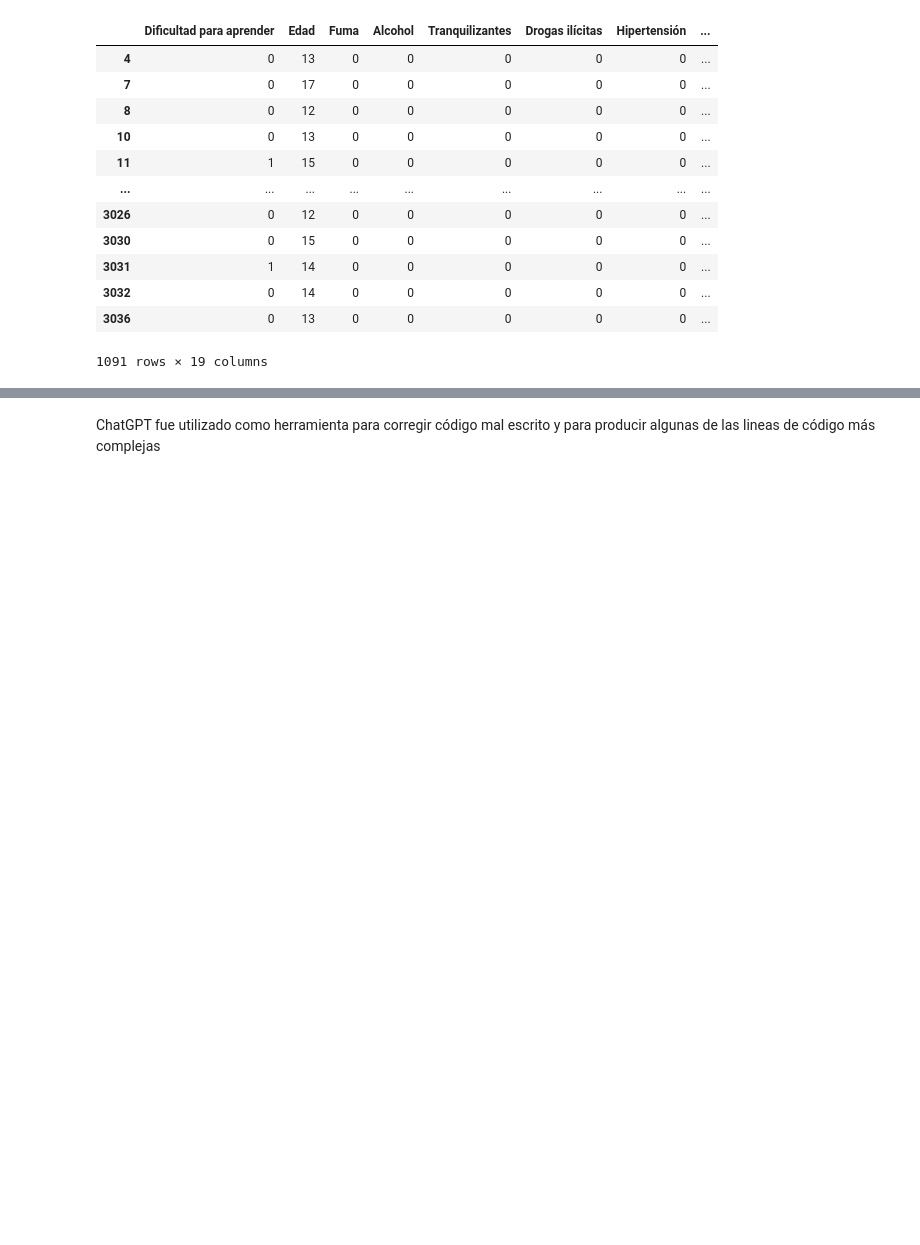
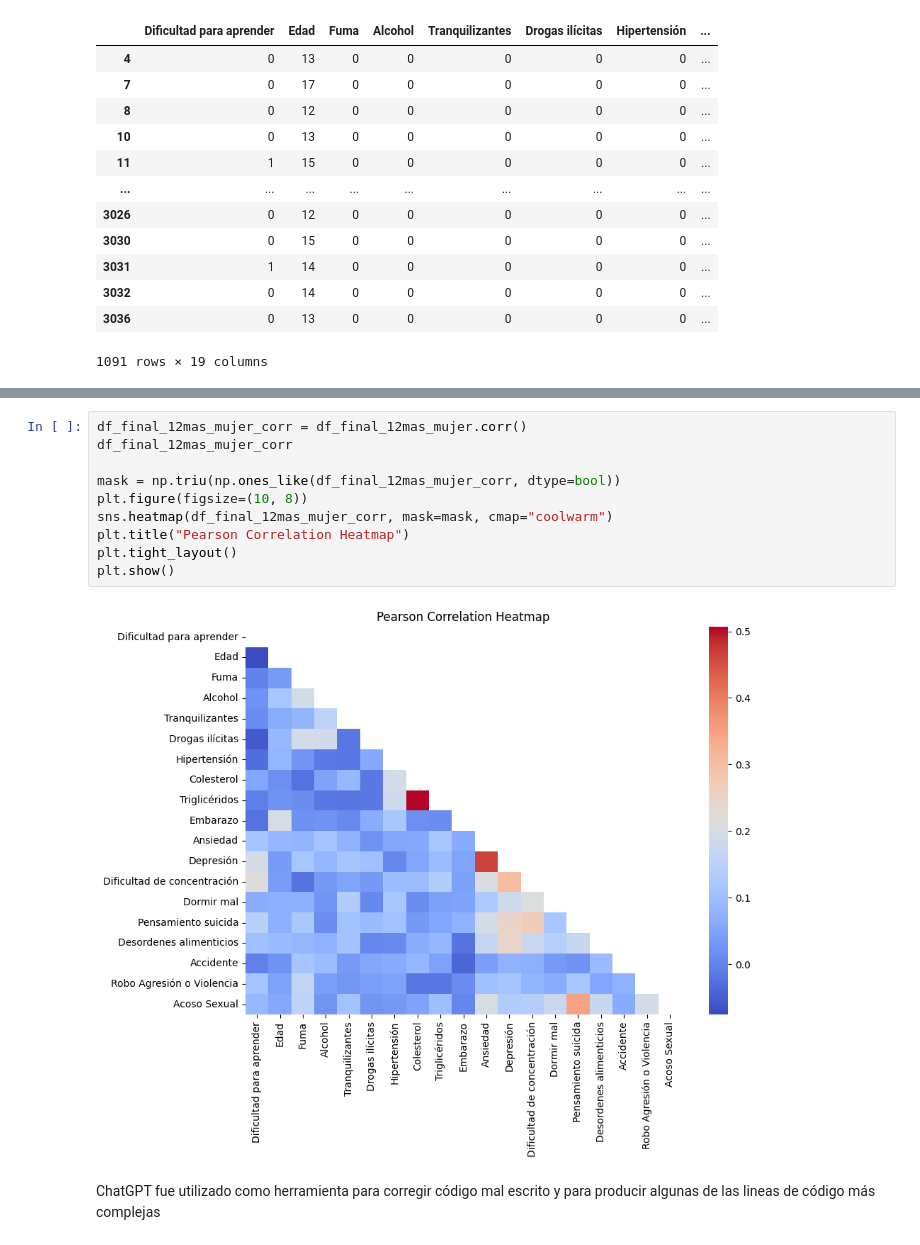
Before and after one commit to omar-tueme/ciencia-de-datos-avanzada-mek-enero-2026, a Jupyter notebook: 01_EDA.ipynb, the cells around one changed output, grey strips where cells are left out. Cells and saved outputs as stored; diff of their text form; blank space fills up the shorter version.

```diff
--- a/01_EDA.ipynb
+++ b/01_EDA.ipynb
@@ -3233,2 +3386,14 @@ Con nuestras bases de datos finales para las 3 especificaciones, ahora si podemo
+# %%
+df_final_12mas_mujer_corr = df_final_12mas_mujer.corr()
+df_final_12mas_mujer_corr
+
+mask = np.triu(np.ones_like(df_final_12mas_mujer_corr, dtype=bool))
+plt.figure(figsize=(10, 8))
+sns.heatmap(df_final_12mas_mujer_corr, mask=mask, cmap="coolwarm")
+plt.title("Pearson Correlation Heatmap")
+plt.tight_layout()
+plt.show()
+# %% [output]
+[figure, added]
 # %% [markdown]
 ChatGPT fue utilizado como herramienta para corregir código mal escrito y para producir algunas de las lineas de código más complejas
```
Also changed, not shown: parts of 14 cells of this notebook.
